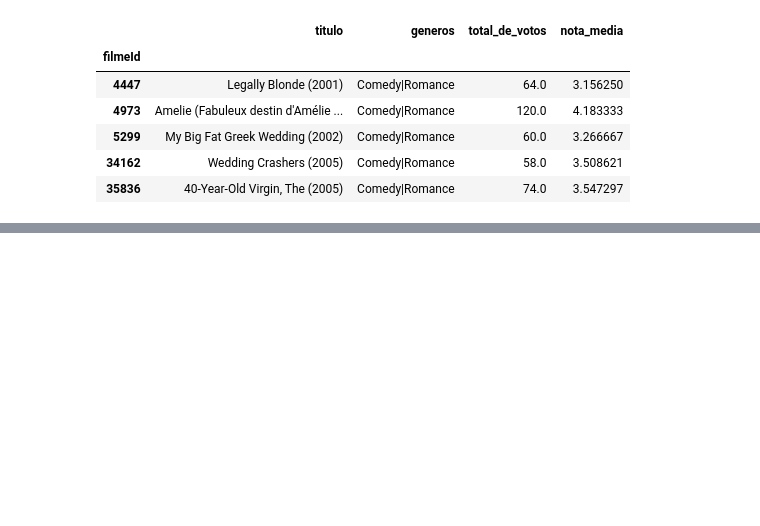
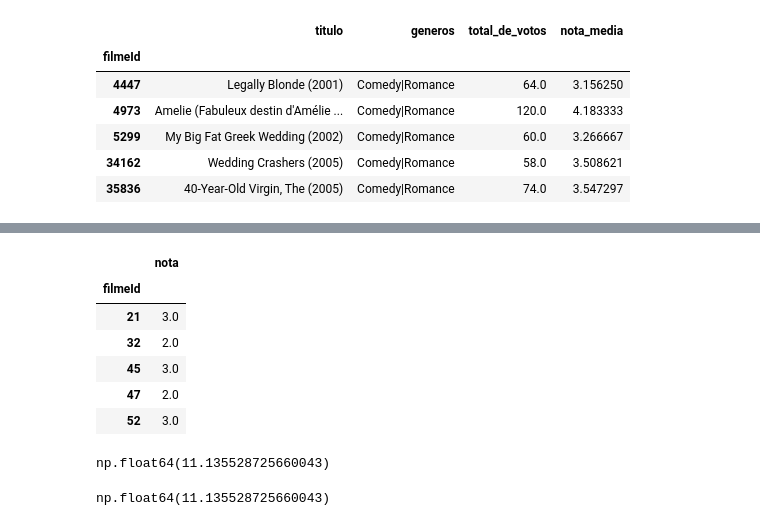
Before and after one commit to Velozo23/Data-Science, a Jupyter notebook: projeto_ml/sistema_recomendacao.ipynb, the cells around one changed output, grey strips where cells are left out. Saved outputs shown, nothing was run; the diff lists cells and outputs as text; code cells hidden in the pictures; blank space fills up the shorter version.

```diff
--- a/projeto_ml/sistema_recomendacao.ipynb
+++ b/projeto_ml/sistema_recomendacao.ipynb
@@ -90,0 +246,10 @@ filmes_comedy_romance.tail()
+# %%
+usuario4.head()
+# %% [output]
+|  | nota |
+| filmeId |  |
+| 21 | 3.0 |
+| 32 | 2.0 |
+| 45 | 3.0 |
+| 47 | 2.0 |
+| 52 | 3.0 |
@@ -90,0 +258,4 @@ filmes_comedy_romance.tail()
+# %%
+distancia_de_vetores(diferencas["nota_esquerda"], diferencas["nota_direita"])
+# %% [output]
+np.float64(11.135528725660043)
@@ -90,0 +269,4 @@ filmes_comedy_romance.tail()
+# %%
+distancia_usuarios(1,4)
+# %% [output]
+np.float64(11.135528725660043)
```
Also changed, not shown: parts of 19 cells of this notebook.
